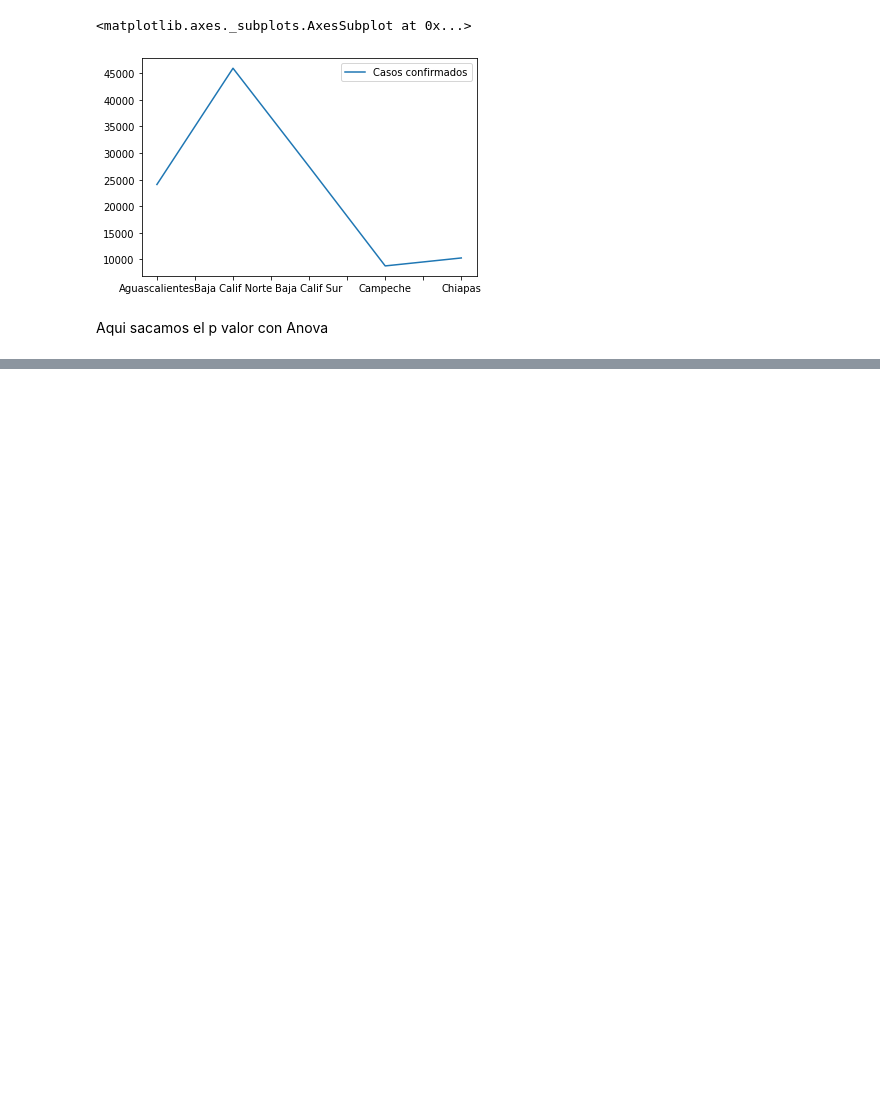
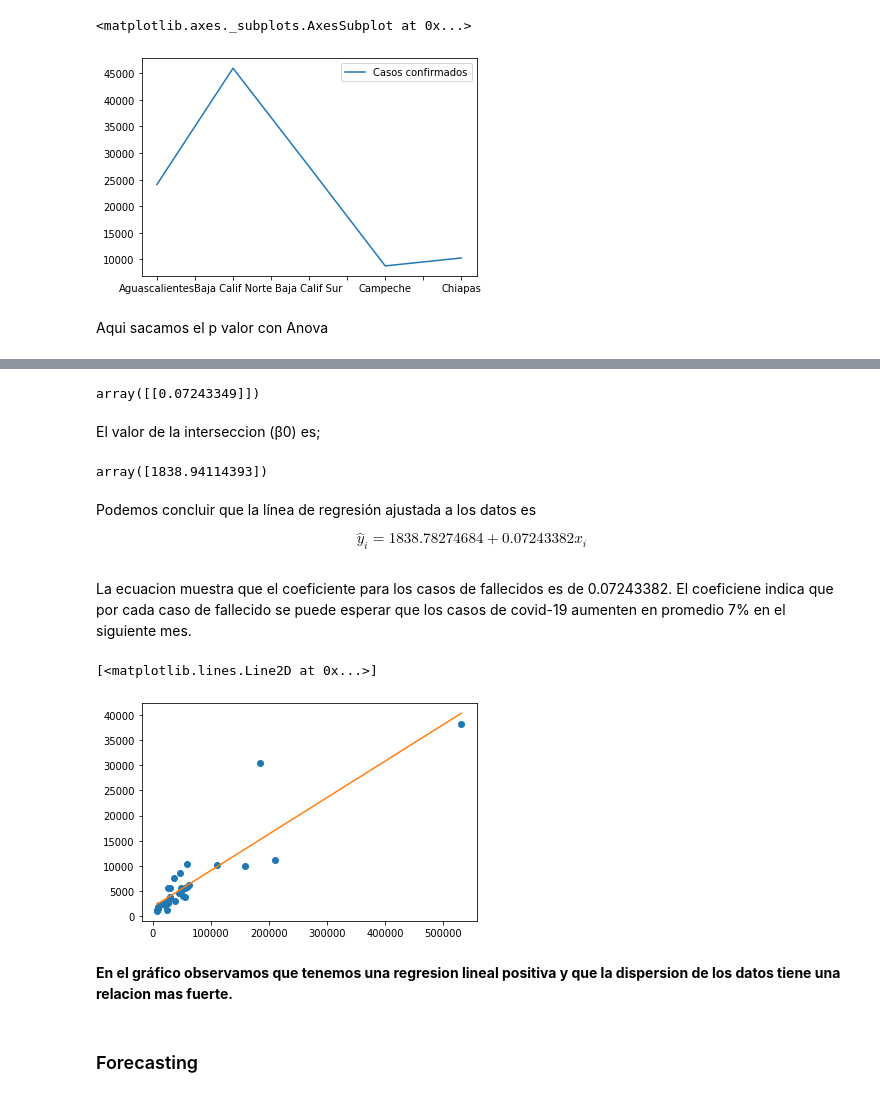
Before and after one commit to Amaranta7/Practica1_COVID_mineria, a Jupyter notebook: P1_COVID_mineria.ipynb, the cells around one changed output, grey strips where cells are left out. Saved outputs shown, nothing was run; the diff lists cells and outputs as text; code cells hidden in the pictures; blank space fills up the shorter version.

```diff
--- a/P1_COVID_mineria.ipynb
+++ b/P1_COVID_mineria.ipynb
@@ -419,0 +483,28 @@ Residual  5.489049e+08  30.0           NaN           NaN
+# %%
+#El valor de la pendiente (β1) es;
+Linea_Regresion.coef_
+# %% [output]
+array([[0.07243349]])
+# %% [markdown]
+El valor de la interseccion (β0) es;
+# %%
+#El valor de la interseccion (β0) es;
+Linea_Regresion.intercept_
+# %% [output]
+array([1838.94114393])
+# %% [markdown]
+Podemos concluir que la línea de regresión ajustada a los datos es
+
+$$\hat{y}_i = 1838.78274684 + 0.07243382 x_i$$
+# %% [markdown]
+La ecuacion muestra que el coeficiente para los casos de fallecidos es de 0.07243382. El coeficiene indica que por cada caso de fallecido se puede esperar que los casos de covid-19 aumenten en promedio 7% en el siguiente mes.
+# %%
+plt.plot(df_Help_2["Cantidad_de_Recuperados"],df_Help_2["Cantidad_de_Fallecidos"],'o')
+plt.plot([min(df_Help_2["Cantidad_de_Recuperados"]),max(df_Help_2["Cantidad_de_Recuperados"])],[1838.78274684+0.07243382*min(df_Help_2["Cantidad_de_Recuperados"]),1838.78274684+0.07243382*max(df_Help_2["Cantidad_de_Recuperados"])])
+# %% [output]
+[<matplotlib.lines.Line2D at 0x...>]
+[figure, added]
+# %% [markdown]
+**En el gráfico observamos que tenemos una regresion lineal positiva y que la dispersion de los datos tiene una  relacion mas fuerte.**
+# %% [markdown]
+### Forecasting
```
Also changed, not shown: parts of 86 cells of this notebook.
